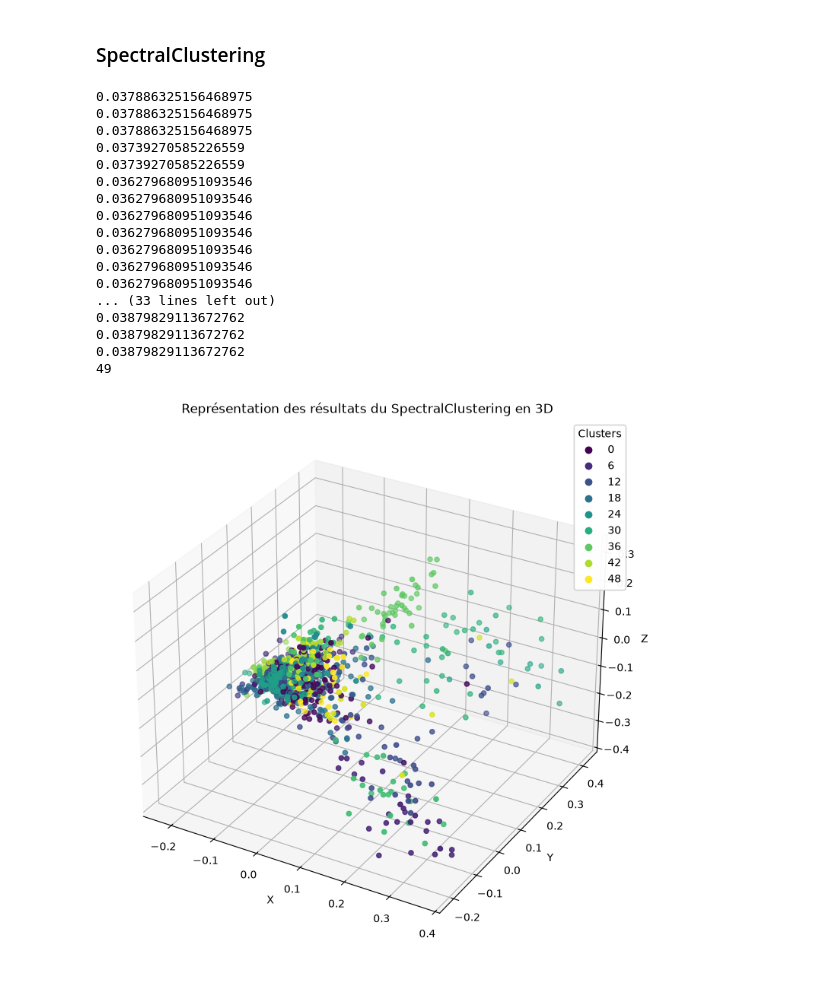
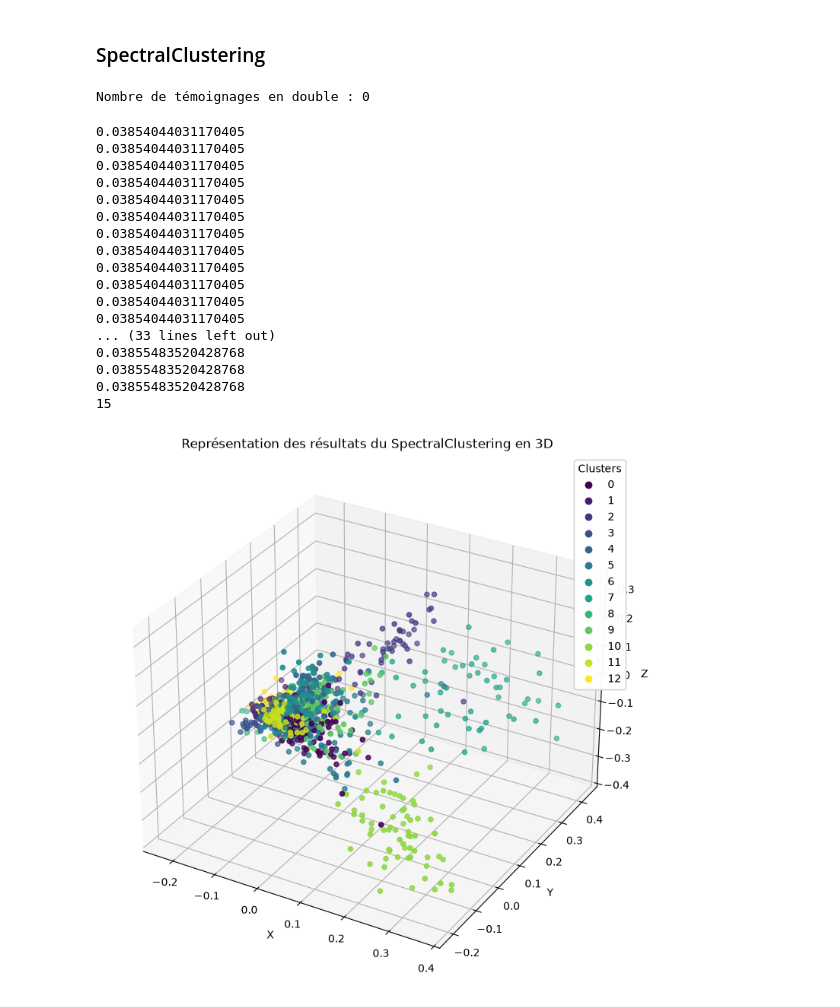
Before and after one commit to gabinHnr/IA---Imagerie-medicale-IRM, a Jupyter notebook: Unsupervised Learning/Models/UnsupervisedModels.ipynb, the cells around one changed output. Cells and saved outputs as stored; diff of their text form; code cells hidden in the pictures.

```diff
--- a/Unsupervised Learning/Models/UnsupervisedModels.ipynb
+++ b/Unsupervised Learning/Models/UnsupervisedModels.ipynb
@@ -277,6 +278,11 @@ plt.ylabel("Variation 2")
 plt.show()
 # %% [markdown]
 ### SpectralClustering
+# %%
+df = pd.read_csv("../../Student_Clean.csv")
+print("Nombre de témoignages en double :", df.duplicated(subset=["Temoignage"]).sum())
+# %% [output]
+Nombre de témoignages en double : 0
 # %%
 df = pd.read_csv("../../Student_Clean.csv")
 
@@ -306,22 +312,14 @@ for n in range(2, 50):
         n_init=n, #KMeans peut essayer plusieurs initialisations différentes afin d'éviter de tomber sur une mauvaise configuration de départ, "auto" demande à sklearn de choisir automatiquement le comportement
     )
     Y = kmeans.fit_predict(X)
-    score = silhouette_score(X, Y) # Regarde si les points sont proches de leurs centroïdes et si ils sont éloignée des autres clusters puis donne un score en fonction du résultat
+    score = silhouette_score(X, Y, metric="cosine") # Regarde si les points sont proches de leurs centroïdes et si ils sont éloignée des autres clusters puis donne un score en fonction du résultat
     scores2[f"{n}"] = score
     print(score)
 
-highest_key2 = max(scores, key=scores.get)
+highest_key2 = max(scores2, key=scores2.get)
 
 print(highest_key2)
 
-import pandas as pd
-import matplotlib.pyplot as plt
-
-from sklearn.feature_extraction.text import TfidfVectorizer
-from sklearn.cluster import SpectralClustering
-from sklearn.decomposition import PCA
-
-from mpl_toolkits.mplot3d import Axes3D
 
 model = SpectralClustering(
     n_clusters=int(highest_key),
@@ -346,47 +344,47 @@ axe = fig.add_subplot(111, projection="3d")
 
 
 #Afficher les points
 scatter = axe.scatter(
     X_3D[:, 0],
     X_3D[:, 1],
     X_3D[:, 2],
     c=Y,
 )
 
 
 #Nomme les axes
 axe.set_xlabel("X")
 axe.set_ylabel("Y")
 axe.set_zlabel("Z")
 
 plt.title("Représentation des résultats du SpectralClustering en 3D")
 
 #Légende des clusters
 legend = axe.legend(
     *scatter.legend_elements(),
     title="Clusters"
 )
 
 axe.add_artist(legend)
 
 
 plt.show()
 # %% [output]
-0.037886325156468975
-0.037886325156468975
-0.037886325156468975
-0.03739270585226559
-0.03739270585226559
-0.036279680951093546
-0.036279680951093546
-0.036279680951093546
-0.036279680951093546
-0.036279680951093546
-0.036279680951093546
-0.036279680951093546
+0.03854044031170405
+0.03854044031170405
+0.03854044031170405
+0.03854044031170405
+0.03854044031170405
+0.03854044031170405
+0.03854044031170405
+0.03854044031170405
+0.03854044031170405
+0.03854044031170405
+0.03854044031170405
+0.03854044031170405
 ... (33 lines left out)
-0.03879829113672762
-0.03879829113672762
-0.03879829113672762
-49
+0.03855483520428768
+0.03855483520428768
+0.03855483520428768
+15
-[figure, old version]
+[figure, new version]
```
Also changed, not shown: parts of 5 cells of this notebook, 3 other files.
